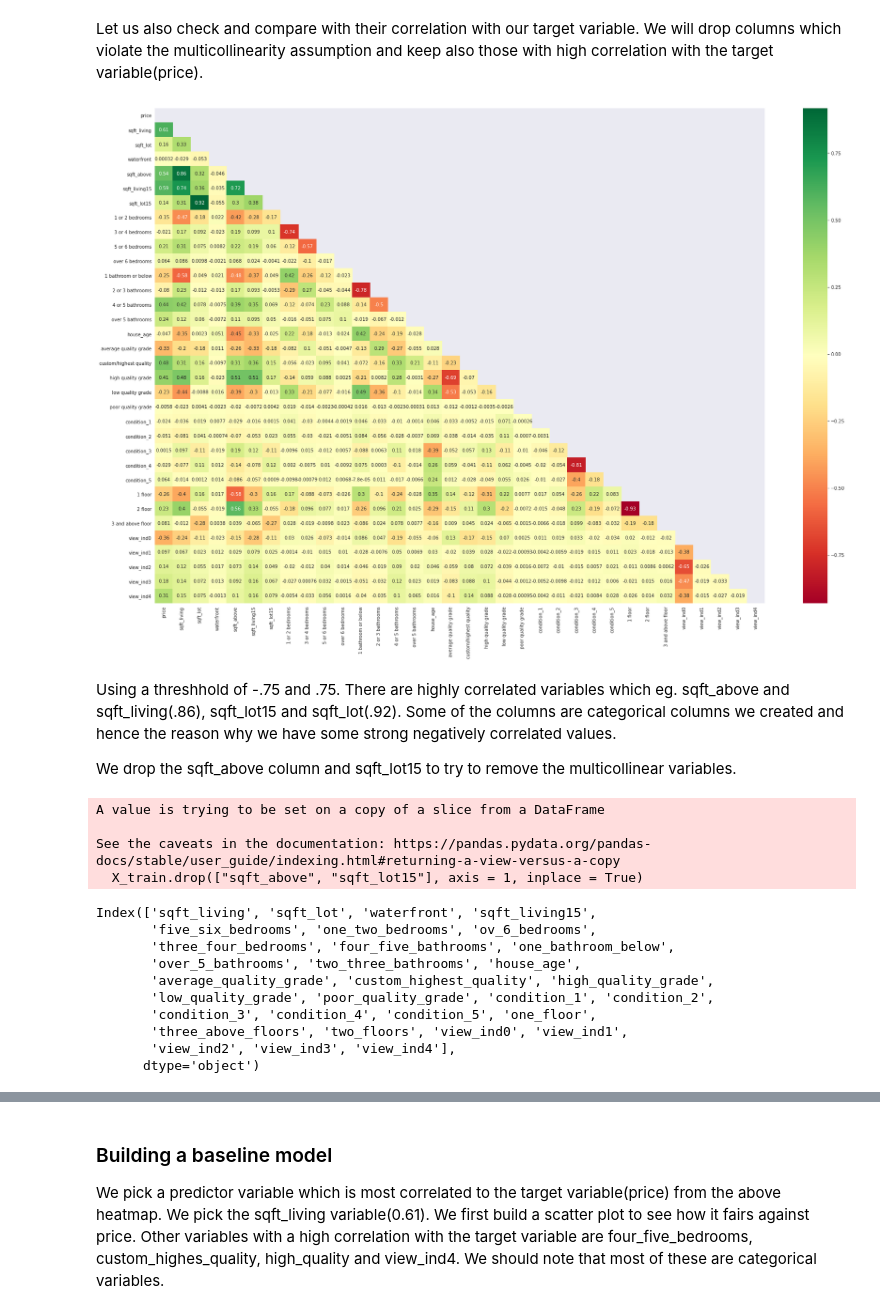
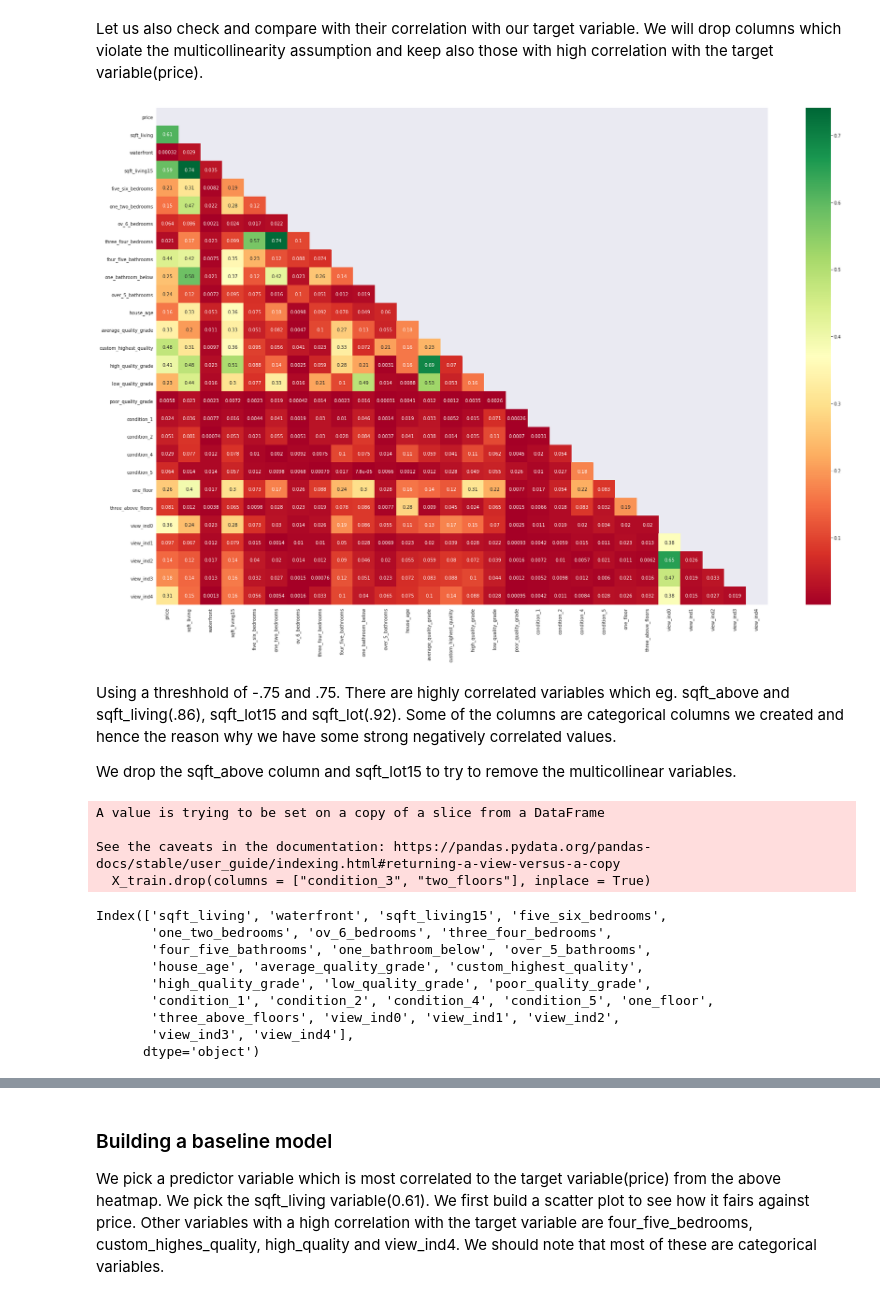
Before and after one commit to Obatsa/kings-county-project, a Jupyter notebook: index.ipynb, the cells around one changed output, grey strips where cells are left out. Cells and saved outputs as stored; diff of their text form; code cells hidden in the pictures.

```diff
--- a/index.ipynb
+++ b/index.ipynb
@@ -1533,0 +1545,5 @@ There are some obvious columns which will not be useful to our study eg. id, lat
+# %%
+cols = ["id", "date", "yr_built", "yr_renovated", "zipcode", "lat", "long", "sqft_above", "sqft_basement"]
+
+# dropping the columns
+data_anan.drop(columns = cols, inplace = True)
@@ -1610,3 +1634,0 @@ to_drop = ["id", "date", "sqft_basement", "yr_built", "yr_renovated", "zipcode",
-# %%
-X_train.drop(to_drop, axis = 1, inplace = True)
-X_train.columns
@@ -1643,29 +1664,28 @@ Let us also check and compare with their correlation with our target variable. W
 # %%
 vb = pd.concat([y_train, X_train], axis = 1)
 plt.subplots(figsize = (30, 20))
-mask = np.triu(np.ones_like(vb.corr()))
-sns.heatmap(vb.corr(), annot = True, cmap = "RdYlGn", mask = mask);
+mask = np.triu(np.ones_like(vb.corr().abs()))
+sns.heatmap(vb.corr().abs(), annot = True, cmap = "RdYlGn", mask = mask);
 # %% [output]
-[figure, old version]
+[figure, new version]
 # %% [markdown]
 Using a threshhold of -.75 and .75. There are highly correlated variables which eg. sqft_above and sqft_living(.86), sqft_lot15 and sqft_lot(.92). Some of the columns are categorical columns we created and hence the reason why we have some strong negatively correlated values.
 
 We drop the sqft_above column and sqft_lot15 to try to remove the multicollinear variables.
 # %%
-X_train.drop(["sqft_above", "sqft_lot15"], axis = 1, inplace = True)
+X_train.drop(columns = ["sqft_lot", "sqft_lot15", "two_three_bathrooms", "condition_3", "two_floors"], inplace = True)
 X_train.columns
 # %% [output]
 A value is trying to be set on a copy of a slice from a DataFrame
 
 See the caveats in the documentation: https://pandas.pydata.org/pandas-docs/stable/user_guide/indexing.html#returning-a-view-versus-a-copy
-  X_train.drop(["sqft_above", "sqft_lot15"], axis = 1, inplace = True)
+  X_train.drop(columns = ["condition_3", "two_floors"], inplace = True)
-Index(['sqft_living', 'sqft_lot', 'waterfront', 'sqft_living15',
-       'five_six_bedrooms', 'one_two_bedrooms', 'ov_6_bedrooms',
-       'three_four_bedrooms', 'four_five_bathrooms', 'one_bathroom_below',
-       'over_5_bathrooms', 'two_three_bathrooms', 'house_age',
-       'average_quality_grade', 'custom_highest_quality', 'high_quality_grade',
-       'low_quality_grade', 'poor_quality_grade', 'condition_1', 'condition_2',
-       'condition_3', 'condition_4', 'condition_5', 'one_floor',
-       'three_above_floors', 'two_floors', 'view_ind0', 'view_ind1',
-       'view_ind2', 'view_ind3', 'view_ind4'],
+Index(['sqft_living', 'waterfront', 'sqft_living15', 'five_six_bedrooms',
+       'one_two_bedrooms', 'ov_6_bedrooms', 'three_four_bedrooms',
+       'four_five_bathrooms', 'one_bathroom_below', 'over_5_bathrooms',
+       'house_age', 'average_quality_grade', 'custom_highest_quality',
+       'high_quality_grade', 'low_quality_grade', 'poor_quality_grade',
+       'condition_1', 'condition_2', 'condition_4', 'condition_5', 'one_floor',
+       'three_above_floors', 'view_ind0', 'view_ind1', 'view_ind2',
+       'view_ind3', 'view_ind4'],
       dtype='object')
```
Also changed, not shown: parts of 65 cells of this notebook, 2 other files.
